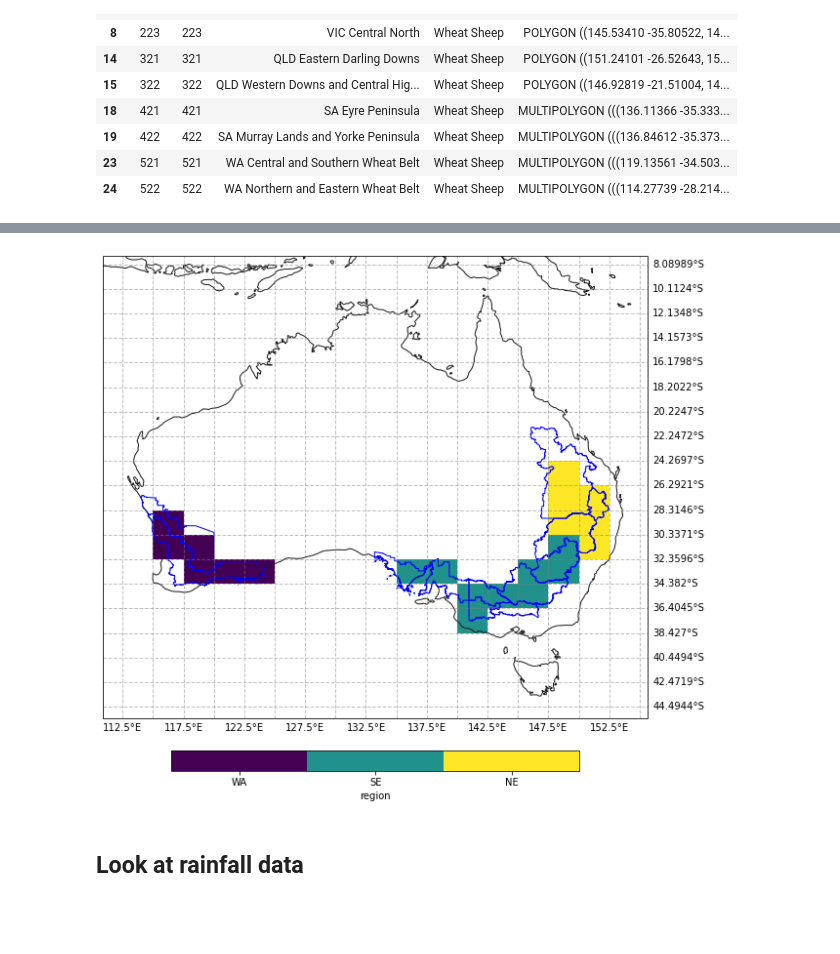
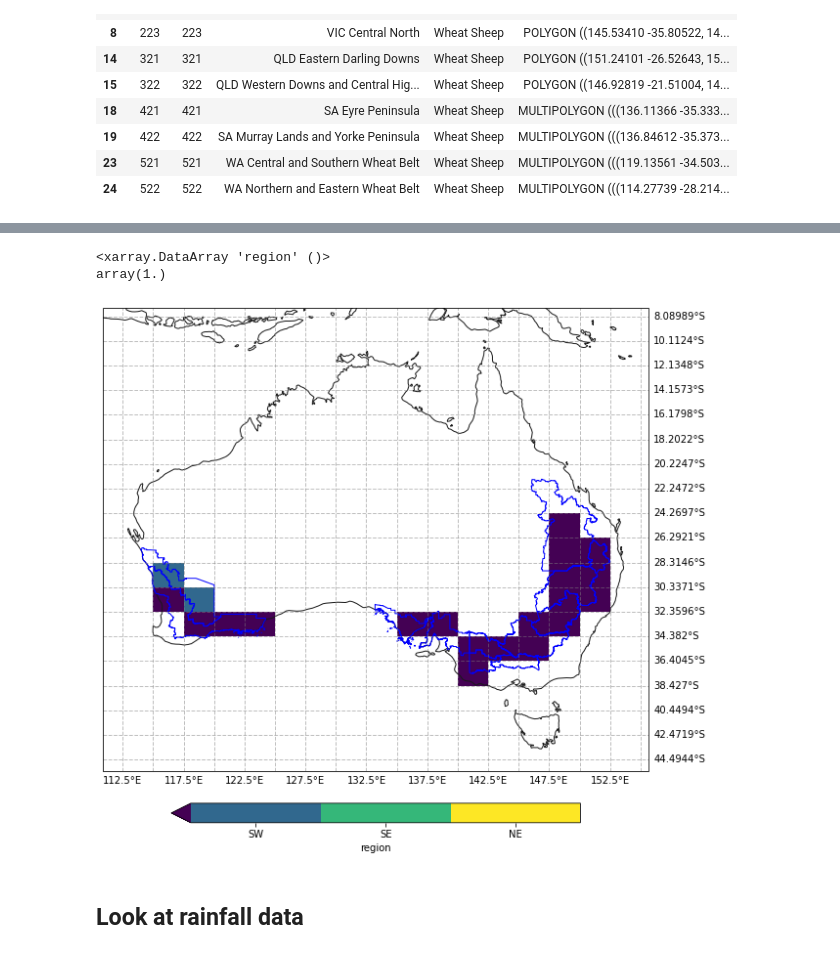
Before and after one commit to AusClimateService/unseen, a Jupyter notebook: notebooks/ag_regions.ipynb, the cells around one changed output, grey strips where cells are left out. Saved outputs shown, nothing was run; the diff lists cells and outputs as text; code cells hidden in the pictures; blank space fills up the shorter version.

```diff
--- a/notebooks/ag_regions.ipynb
+++ b/notebooks/ag_regions.ipynb
@@ -205,6 +267,6 @@ plt.show()
 # %%
-wheat_sheep_gp = abares[abares.zone == 'Wheat Sheep']
-wheat_sheep_gp
+abares_wheat_sheep = abares[abares.zone == 'Wheat Sheep']
+abares_wheat_sheep
 # %% [output]
 |  | aagis | class | name | zone | geometry |
 | 1 | 121 | 121 | NSW North West Slopes and Plains | Wheat Sheep | POLYGON ((150.29716 -28.54252, 15... |
@@ -239,4 +285,5 @@ Name: geometry, dtype: geometry
 lons = cafe['lon'].values
 lats = cafe['lat'].values
 
-mask = regionmask.mask_geopandas(wheat_sheep_gp, lons, lats)
+abares_mask = regionmask.mask_geopandas(abares_wheat_sheep, lons, lats)
+abares_3D_mask = regionmask.mask_3D_geopandas(abares_wheat_sheep, lons, lats)
@@ -259,47 +340,52 @@ region_values = {1: 700,
                 24: 500}
 # %%
 for key, value in region_values.items():
-    mask = xr.where(mask == key, value, mask)
+    abares_mask_reduced = xr.where(abares_mask == key, value, abares_mask)
+# %%
+abares_mask_reduced.min(skipna=True)
+# %% [output]
+<xarray.DataArray 'region' ()>
+array(1.)
 # %%
 proj = ccrs.PlateCarree()
 fig, ax = plt.subplots(figsize=(10, 12), subplot_kw=dict(projection=proj))
 
-h = mask.plot(ax=ax,
-              transform=proj,
-              add_colorbar=False,
-              levels=np.array([450, 550, 650, 750]))
+h = abares_mask_reduced.plot(ax=ax,
+                             transform=proj,
+                             add_colorbar=False,
+                             levels=np.array([450, 550, 650, 750]))
 cbar = plt.colorbar(h, orientation='horizontal', shrink=0.75, pad=0.05)
 cbar.set_ticks(np.array([500, 600, 700]))
-cbar.set_ticklabels(['WA', 'SE', 'NE'])
+cbar.set_ticklabels(['SW', 'SE', 'NE'])
 cbar.set_label("region")
 
 ax.set_extent((xmin, xmax, ymin, ymax), crs=ccrs.PlateCarree())
 ax.coastlines(color="0.1")
-ax.add_geometries(wheat_sheep_gp.geometry, crs=proj, facecolor='none', edgecolor='blue')
+ax.add_geometries(abares_wheat_sheep.geometry, crs=proj, facecolor='none', edgecolor='blue')
 
 ymin, ymax = ax.get_ylim()
 xmin, xmax = ax.get_xlim()
 
 #for lat in lat_bounds:
 #    if (lat > ymin) and (lat < ymax):
 #        ax.axhline(lat, color='0.5', linewidth=0.7)
 
 #for lon in lon_bounds:
 #    if (lon > xmin) and (lon < xmax):
 #        ax.axvline(lon, color='0.5', linewidth=0.7)
 
 gl = ax.gridlines(crs=ccrs.PlateCarree(), draw_labels=True,
                   linewidth=1, color='gray', alpha=0.5, linestyle='--')
 gl.top_labels = False
 gl.left_labels = False
 gl.xlocator = mticker.FixedLocator(lon_bounds)
 gl.ylocator = mticker.FixedLocator(lat_bounds)
 gl.xformatter = LongitudeFormatter()
 gl.yformatter = LatitudeFormatter()
 
-plt.savefig('abares_grid_points.png', bbox_inches='tight')
+plt.show()
 # %% [output]
-[figure, old version]
+[figure, new version]
 # %% [markdown]
 ## Look at rainfall data
 # %%
```
Also changed, not shown: parts of 14 cells of this notebook, 4 other files.
